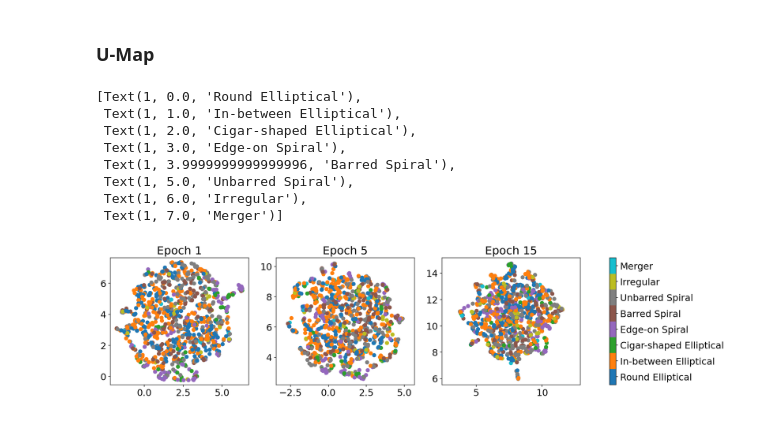
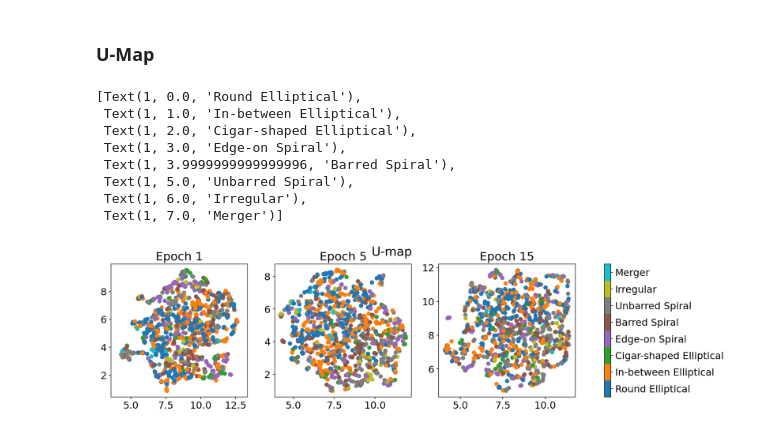
Before and after one commit to hungjinh/GalaxyZooGenerator, a Jupyter notebook: notebooks/[best model] VAE.ipynb, the cells around one changed output. Drawn from its saved outputs; the diff is of its cells as text; code cells hidden in the pictures.

```diff
--- a/notebooks/[best model] VAE.ipynb
+++ b/notebooks/[best model] VAE.ipynb
@@ -6,7 +6,7 @@ sys.path.append(dir_repo)
 from galaxy_generator.utils import get_config_from_yaml
 from galaxy_generator.vae_generator import VAE_Generator
 # %%
-config = get_config_from_yaml(dir_repo+'configs/vae_run0.yaml')
+config = get_config_from_yaml(dir_repo+'configs/vae_run1.yaml')
 generator = VAE_Generator(config=config)
 # %% [output]
 ------ Parameters ------
@@ -164,8 +164,9 @@ for epoch in epochs:
     E.append(TSNE(n_components=2).fit_transform(X[-1]))
     Y.append(trainInfo['valid_labels'][epoch][:N])
 # %%
-fig, ax = plt.subplots(ncols=3, figsize=(18, 4))
+fig, ax = plt.subplots(ncols=3, figsize=(17, 4))
 
+fig.suptitle('t-SNE', fontsize=20)
 for i, e in enumerate(epochs):
     s = ax[i].scatter(E[i][:,0], E[i][:,1], c=Y[i], cmap='tab10')
     ax[i].grid(False)
@@ -175,6 +176,10 @@ for i, e in enumerate(epochs):
 cbar = fig.colorbar(s, ax=ax[:], ticks=np.arange(8), boundaries=np.arange(9) - 0.5)
 
 cbar.ax.set_yticklabels([labels_dict[i] for i in range(8)])
+
+
+# file_fig = f'/home/hhg/Research/galaxyClassify/repo/GalaxyZooGenerator/out_tSNE.png'
+# fig.savefig(file_fig, dpi=300, transparent=False, facecolor='white')
 # %% [output]
 [Text(1, 0.0, 'Round Elliptical'),
  Text(1, 1.0, 'In-between Elliptical'),
@@ -199,23 +204,28 @@ for epoch in epochs:
     E.append(umap.UMAP(n_neighbors=5).fit_transform(X[-1]))
     Y.append(trainInfo['valid_labels'][epoch][:N])
 # %%
-fig, ax = plt.subplots(ncols=3, figsize=(18, 4))
+fig, ax = plt.subplots(ncols=3, figsize=(17, 4))
+
+fig.suptitle('U-map', fontsize=20)
 
 for i, e in enumerate(epochs):
     s = ax[i].scatter(E[i][:,0], E[i][:,1], c=Y[i], cmap='tab10')
     ax[i].grid(False)
     ax[i].set_title(f'Epoch {e+1}')
     ax[i].axis('equal')
 
 cbar = fig.colorbar(s, ax=ax[:], ticks=np.arange(8), boundaries=np.arange(9) - 0.5)
 cbar.ax.set_yticklabels([labels_dict[i] for i in range(8)])
+
+# file_fig = f'/home/hhg/Research/galaxyClassify/repo/GalaxyZooGenerator/out_Umap.png'
+# fig.savefig(file_fig, dpi=300, transparent=False, facecolor='white')
 # %% [output]
 [Text(1, 0.0, 'Round Elliptical'),
  Text(1, 1.0, 'In-between Elliptical'),
  Text(1, 2.0, 'Cigar-shaped Elliptical'),
  Text(1, 3.0, 'Edge-on Spiral'),
  Text(1, 3.9999999999999996, 'Barred Spiral'),
  Text(1, 5.0, 'Unbarred Spiral'),
  Text(1, 6.0, 'Irregular'),
  Text(1, 7.0, 'Merger')]
-[figure, old version]
+[figure, new version]
```
Also changed, not shown: parts of 7 cells of this notebook, 2 other files.
